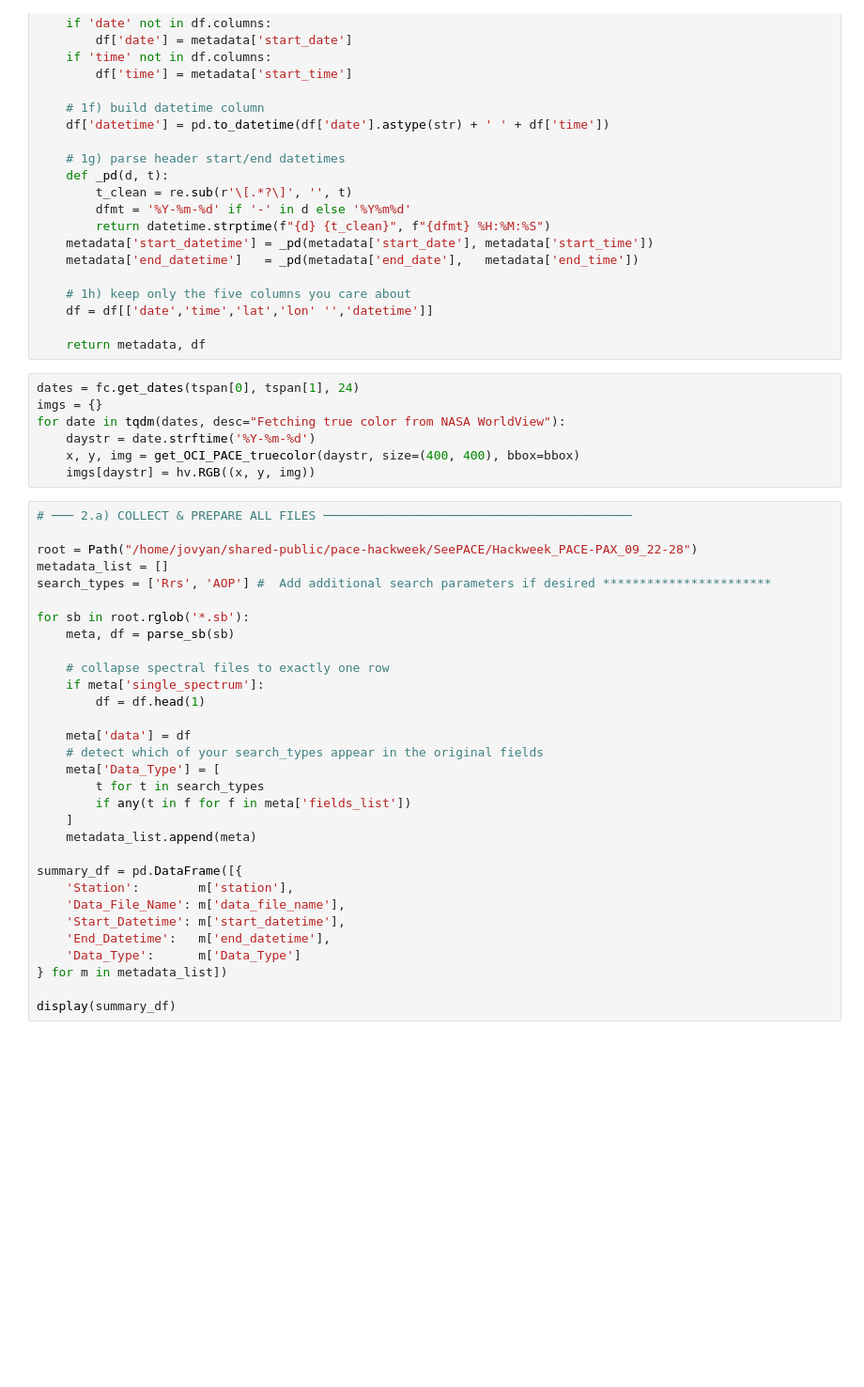
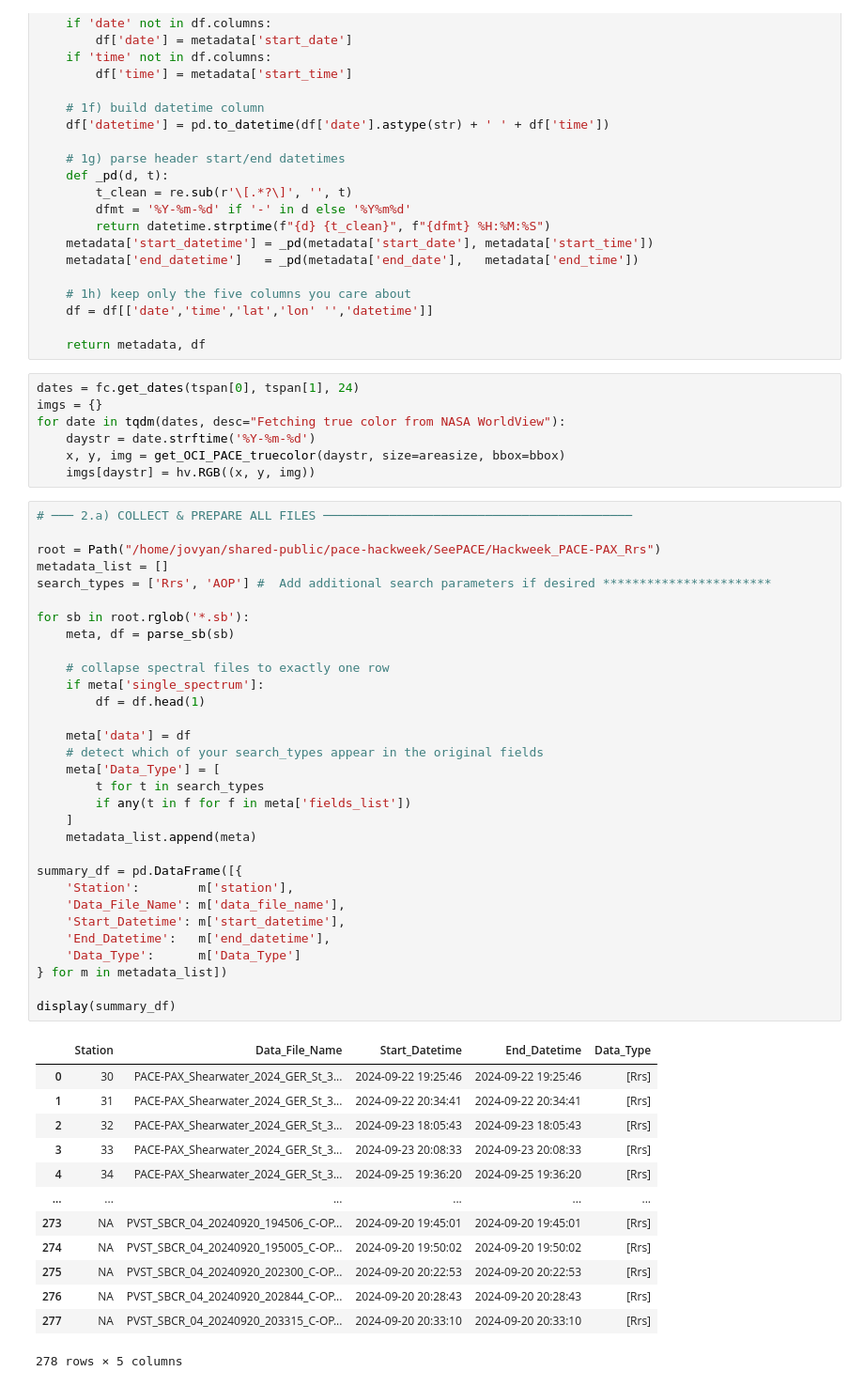
Before and after one commit to weiwilliam/SeaPACE, a Jupyter notebook: Notebooks/granulesovertruecolor.ipynb, the cells around one changed output. Shown at 94% size. Drawn from its saved outputs; the diff is of its cells as text; blank space fills up the shorter version.

```diff
--- a/Notebooks/granulesovertruecolor.ipynb
+++ b/Notebooks/granulesovertruecolor.ipynb
@@ -137,39 +162,53 @@ dates = fc.get_dates(tspan[0], tspan[1], 24)
 imgs = {}
 for date in tqdm(dates, desc="Fetching true color from NASA WorldView"):
     daystr = date.strftime('%Y-%m-%d')
-    x, y, img = get_OCI_PACE_truecolor(daystr, size=(400, 400), bbox=bbox)
+    x, y, img = get_OCI_PACE_truecolor(daystr, size=areasize, bbox=bbox)
     imgs[daystr] = hv.RGB((x, y, img))
 # %%
 # ─── 2.a) COLLECT & PREPARE ALL FILES ──────────────────────────────────────────
 
-root = Path("/home/jovyan/shared-public/pace-hackweek/SeePACE/Hackweek_PACE-PAX_09_22-28")
+root = Path("/home/jovyan/shared-public/pace-hackweek/SeePACE/Hackweek_PACE-PAX_Rrs")
 metadata_list = []
 search_types = ['Rrs', 'AOP'] #  Add additional search parameters if desired ***********************
 
 for sb in root.rglob('*.sb'):
     meta, df = parse_sb(sb)
 
     # collapse spectral files to exactly one row
     if meta['single_spectrum']:
         df = df.head(1)
 
     meta['data'] = df
     # detect which of your search_types appear in the original fields
     meta['Data_Type'] = [
         t for t in search_types
         if any(t in f for f in meta['fields_list'])
     ]
     metadata_list.append(meta)
 
 summary_df = pd.DataFrame([{
     'Station':        m['station'],
     'Data_File_Name': m['data_file_name'],
     'Start_Datetime': m['start_datetime'],
     'End_Datetime':   m['end_datetime'],
     'Data_Type':      m['Data_Type']
 } for m in metadata_list])
 
 display(summary_df)
+# %% [output]
+|  | Station | Data_File_Name | Start_Datetime | End_Datetime | Data_Type |
+| 0 | 30 | PACE-PAX_Shearwater_2024_GER_St_3... | 2024-09-22 19:25:46 | 2024-09-22 19:25:46 | [Rrs] |
+| 1 | 31 | PACE-PAX_Shearwater_2024_GER_St_3... | 2024-09-22 20:34:41 | 2024-09-22 20:34:41 | [Rrs] |
+| 2 | 32 | PACE-PAX_Shearwater_2024_GER_St_3... | 2024-09-23 18:05:43 | 2024-09-23 18:05:43 | [Rrs] |
+| 3 | 33 | PACE-PAX_Shearwater_2024_GER_St_3... | 2024-09-23 20:08:33 | 2024-09-23 20:08:33 | [Rrs] |
+| 4 | 34 | PACE-PAX_Shearwater_2024_GER_St_3... | 2024-09-25 19:36:20 | 2024-09-25 19:36:20 | [Rrs] |
+| ... | ... | ... | ... | ... | ... |
+| 273 | NA | PVST_SBCR_04_20240920_194506_C-OP... | 2024-09-20 19:45:01 | 2024-09-20 19:45:01 | [Rrs] |
+| 274 | NA | PVST_SBCR_04_20240920_195005_C-OP... | 2024-09-20 19:50:02 | 2024-09-20 19:50:02 | [Rrs] |
+| 275 | NA | PVST_SBCR_04_20240920_202300_C-OP... | 2024-09-20 20:22:53 | 2024-09-20 20:22:53 | [Rrs] |
+| 276 | NA | PVST_SBCR_04_20240920_202844_C-OP... | 2024-09-20 20:28:43 | 2024-09-20 20:28:43 | [Rrs] |
+| 277 | NA | PVST_SBCR_04_20240920_203315_C-OP... | 2024-09-20 20:33:10 | 2024-09-20 20:33:10 | [Rrs] |
+278 rows × 5 columns
 # %%
 # ─── 4) BUILD & CONCATENATE XR DATASETS ─────────────────────────────────────
 
```
Also changed, not shown: parts of 7 cells of this notebook, 1 other file.
